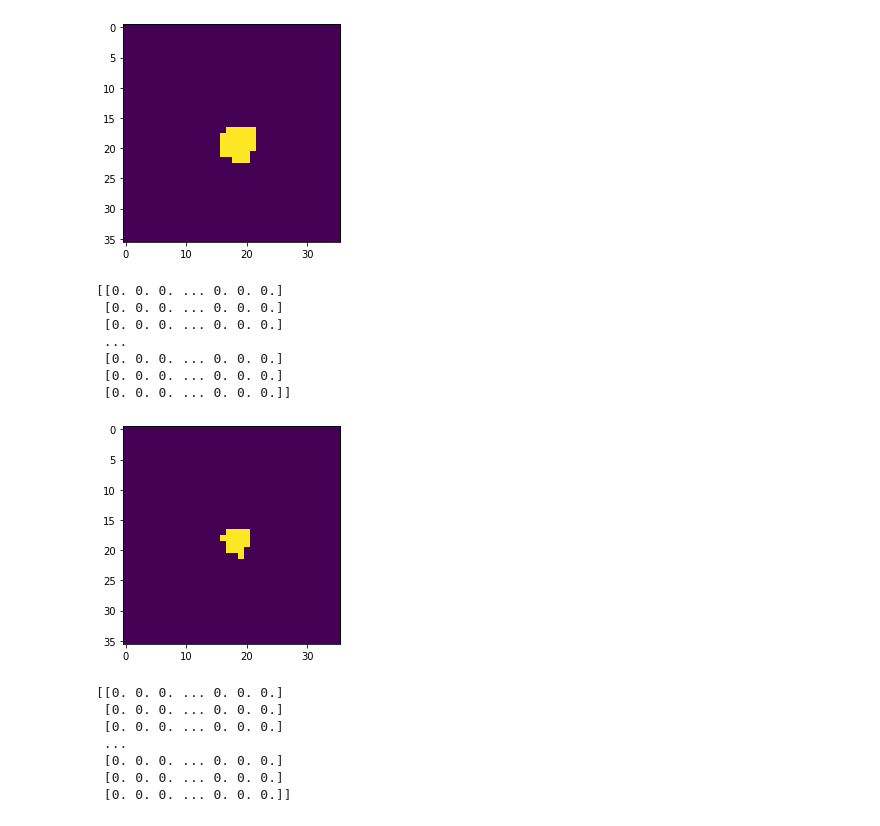
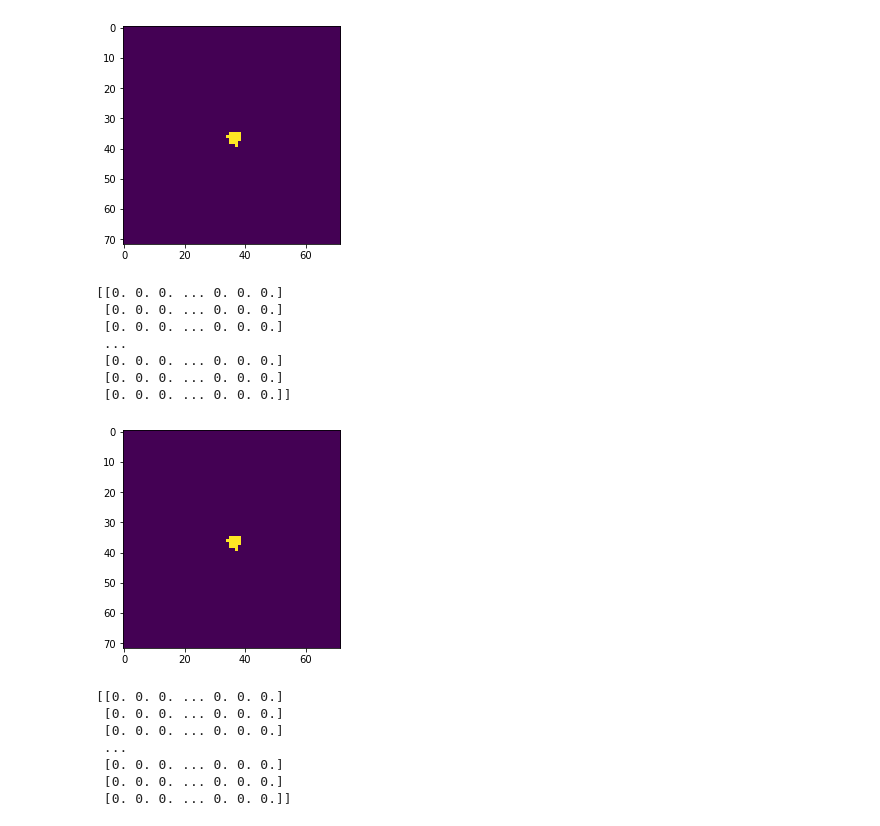
Before and after one commit to arkorobotics/azgen, a Jupyter notebook: azgen2.ipynb, the cells around one changed output. Saved outputs shown, nothing was run; the diff lists cells and outputs as text; code cells hidden in the pictures.

```diff
--- a/azgen2.ipynb
+++ b/azgen2.ipynb
@@ -15,12 +15,15 @@ summit_lat = 34.0738
 summit_long = -118.8328
 summit_alt = 764
 
-summit_lat_min = float('{:.8f}'.format(summit_lat-0.005))
-summit_lat_max = float('{:.8f}'.format(summit_lat+0.005))
-summit_long_min = float('{:.8f}'.format(summit_long-0.005))
-summit_long_max = float('{:.8f}'.format(summit_long+0.005))
+deg_delta = 0.010
+sota_summit_alt_thres = 25
 
-summit_alt_az_min = summit_alt - 25
+summit_lat_min = float('{:.8f}'.format(summit_lat-deg_delta))
+summit_lat_max = float('{:.8f}'.format(summit_lat+deg_delta))
+summit_long_min = float('{:.8f}'.format(summit_long-deg_delta))
+summit_long_max = float('{:.8f}'.format(summit_long+deg_delta))
+
+summit_alt_az_min = summit_alt - sota_summit_alt_thres
 print("AZ Altitude Cutoff: ", summit_alt_az_min)
 
 summit_extent = [summit_long_min,summit_long_max,summit_lat_min,summit_lat_max]
@@ -118,37 +121,56 @@ print(az_mask)
 # %%
 az_mask_s = np.zeros((num_x, num_y))
 az_mask_s[center_x,center_y] = 2
 
 az = np.zeros((num_x, num_y))
 
-for x in range(num_x):
-    for y in range(num_y):
-        if az_mask_s[x,y] == 2 and az_mask[x,y] == 1:
-            az_mask_s[x+1,y+1] = 2
-            az_mask_s[x+1,y-1] = 2
-            az_mask_s[x-1,y+1] = 2
-            az_mask_s[x-1,y-1] = 2
+while 2 in az_mask_s:
+    for x in range(num_x):
+        for y in range(num_y):
+            if az_mask_s[x,y] == 2 and az_mask[x,y] == 1:
 
-            az_mask_s[x+1,y] = 2
-            az_mask_s[x-1,y] = 2
-            az_mask_s[x,y+1] = 2
-            az_mask_s[x,y+1] = 2
+                if az_mask_s[x+1,y+1] == 0 and az_mask[x+1,y+1] == 1:
+                    az_mask_s[x+1,y+1] = 2
+
+                if az_mask_s[x+1,y-1] == 0 and az_mask[x+1,y-1] == 1:
+                    az_mask_s[x+1,y-1] = 2
+
+                if az_mask_s[x-1,y+1] == 0 and az_mask[x-1,y+1] == 1:
+                    az_mask_s[x-1,y+1] = 2
+
+                if az_mask_s[x-1,y-1] == 0 and az_mask[x-1,y-1] == 1:
+                    az_mask_s[x-1,y-1] = 2
+
+                if az_mask_s[x+1,y] == 0 and az_mask[x+1,y] == 1:
+                    az_mask_s[x+1,y] = 2
+
+                if az_mask_s[x-1,y] == 0 and az_mask[x-1,y-1] == 1:
+                    az_mask_s[x-1,y] = 2
+
+                if az_mask_s[x,y+1] == 0 and az_mask[x,y+1] == 1:
+                    az_mask_s[x,y+1] = 2
+
+                if az_mask_s[x,y-1] == 0 and az_mask[x,y-1] == 1:
+                    az_mask_s[x,y-1] = 2
+
+            if az_mask_s[x,y] == 2:
+                az_mask_s[x,y] = 1
 
 for x in range(num_x):
     for y in range(num_y):
-        if az_mask_s[x,y] == 2 and az_mask[x,y] == 1:
+        if az_mask_s[x,y] == 1 and az_mask[x,y] == 1:
             az[x,y] = 1
 
 
 plt.imshow(az_mask_s)
 plt.show()
 print(az_mask_s)
 
 plt.imshow(az)
 plt.show()
 print(az)
 # %% [output]
-[figure, old version]
+[figure, new version]
 [[0. 0. 0. ... 0. 0. 0.]
  [0. 0. 0. ... 0. 0. 0.]
  [0. 0. 0. ... 0. 0. 0.]
@@ -156,7 +178,7 @@ print(az)
  [0. 0. 0. ... 0. 0. 0.]
  [0. 0. 0. ... 0. 0. 0.]
  [0. 0. 0. ... 0. 0. 0.]]
-[figure, old version]
+[figure, new version]
 [[0. 0. 0. ... 0. 0. 0.]
  [0. 0. 0. ... 0. 0. 0.]
  [0. 0. 0. ... 0. 0. 0.]
```
Also changed, not shown: parts of 8 cells of this notebook, 7 other files.
